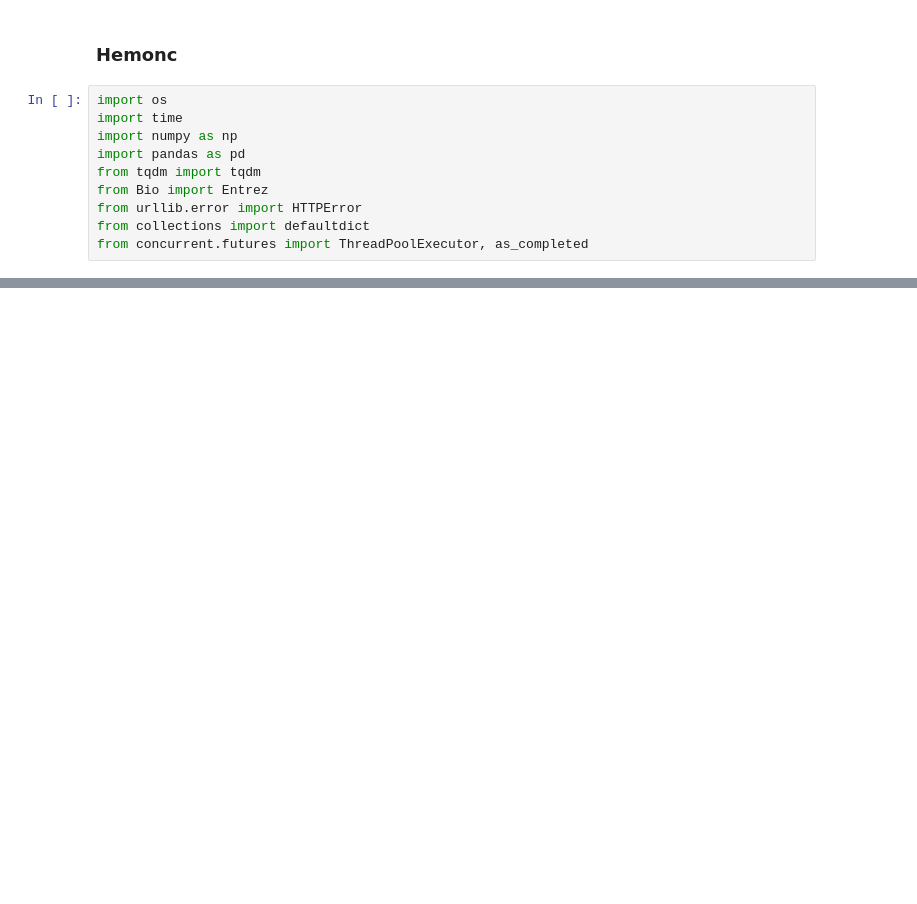
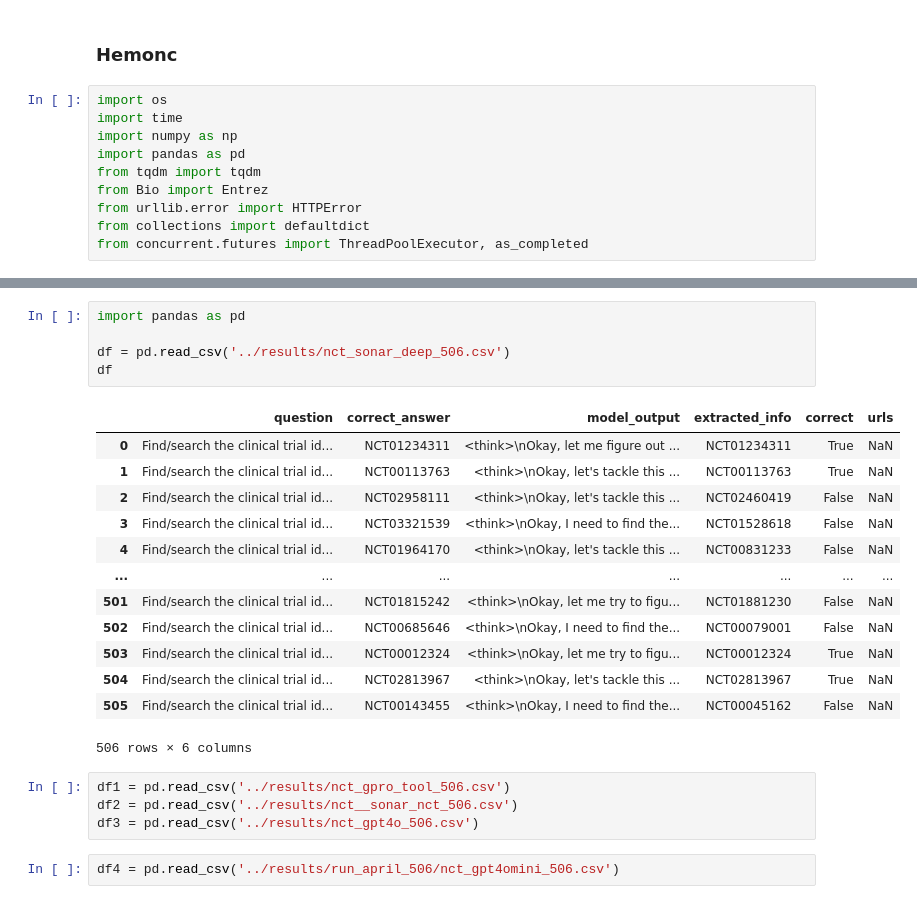
Before and after one commit to shan23chen/MedBrowseComp, a Jupyter notebook: random_helper/Yuxin_prep.ipynb, the cells around one changed output, grey strips where cells are left out. Drawn from its saved outputs; the diff is of its cells as text; blank space fills up the shorter version.

```diff
--- a/random_helper/Yuxin_prep.ipynb
+++ b/random_helper/Yuxin_prep.ipynb
@@ -163,0 +296,25 @@ dataset
+# %%
+import pandas as pd
+
+df = pd.read_csv('../results/nct_sonar_deep_506.csv')
+df
+# %% [output]
+|  | question | correct_answer | model_output | extracted_info | correct | urls |
+| 0 | Find/search the clinical trial id... | NCT01234311 | <think>\nOkay, let me figure out ... | NCT01234311 | True | NaN |
+| 1 | Find/search the clinical trial id... | NCT00113763 | <think>\nOkay, let's tackle this ... | NCT00113763 | True | NaN |
+| 2 | Find/search the clinical trial id... | NCT02958111 | <think>\nOkay, let's tackle this ... | NCT02460419 | False | NaN |
+| 3 | Find/search the clinical trial id... | NCT03321539 | <think>\nOkay, I need to find the... | NCT01528618 | False | NaN |
+| 4 | Find/search the clinical trial id... | NCT01964170 | <think>\nOkay, let's tackle this ... | NCT00831233 | False | NaN |
+| ... | ... | ... | ... | ... | ... | ... |
+| 501 | Find/search the clinical trial id... | NCT01815242 | <think>\nOkay, let me try to figu... | NCT01881230 | False | NaN |
+| 502 | Find/search the clinical trial id... | NCT00685646 | <think>\nOkay, I need to find the... | NCT00079001 | False | NaN |
+| 503 | Find/search the clinical trial id... | NCT00012324 | <think>\nOkay, let me try to figu... | NCT00012324 | True | NaN |
+| 504 | Find/search the clinical trial id... | NCT02813967 | <think>\nOkay, let's tackle this ... | NCT02813967 | True | NaN |
+| 505 | Find/search the clinical trial id... | NCT00143455 | <think>\nOkay, I need to find the... | NCT00045162 | False | NaN |
+506 rows × 6 columns
+# %%
+df1 = pd.read_csv('../results/nct_gpro_tool_506.csv')
+df2 = pd.read_csv('../results/nct__sonar_nct_506.csv')
+df3 = pd.read_csv('../results/nct_gpt4o_506.csv')
+# %%
+df4 = pd.read_csv('../results/run_april_506/nct_gpt4omini_506.csv')
```
Also changed, not shown: parts of 20 cells of this notebook, 58 other files.
